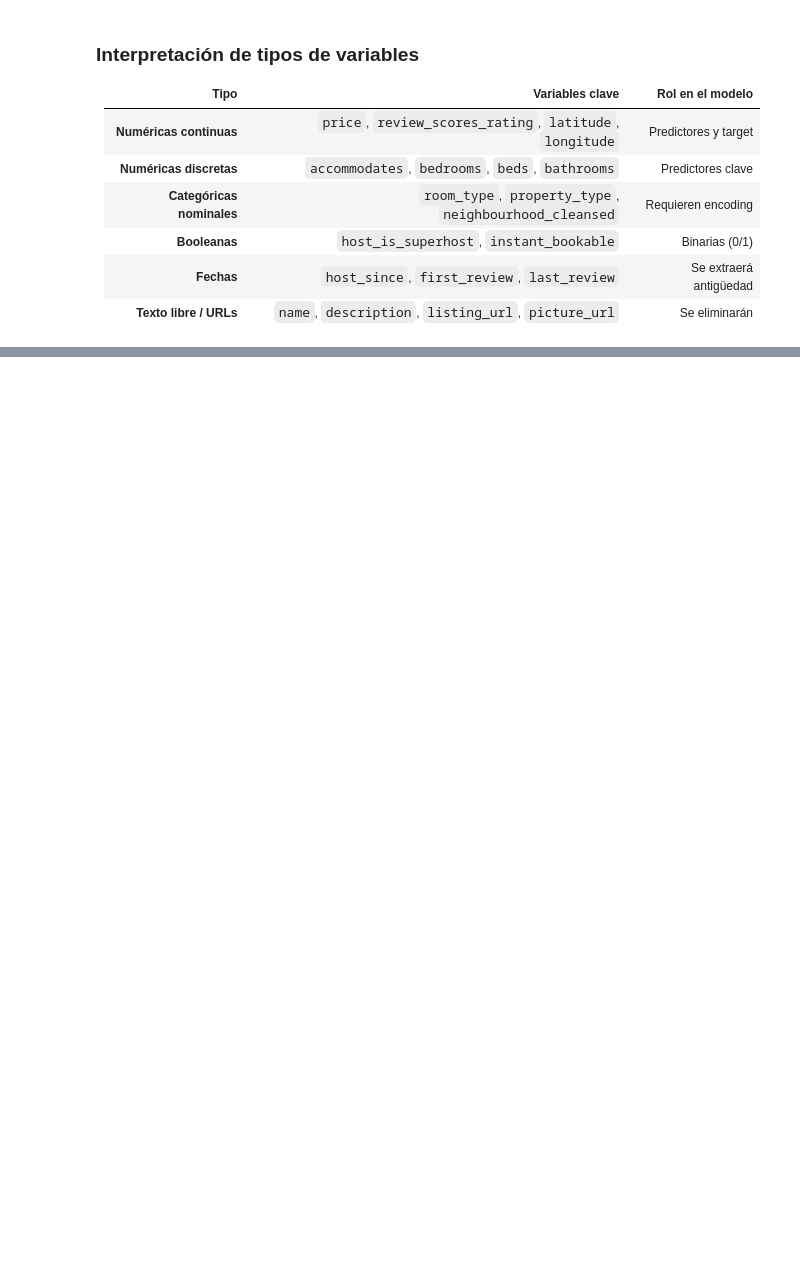
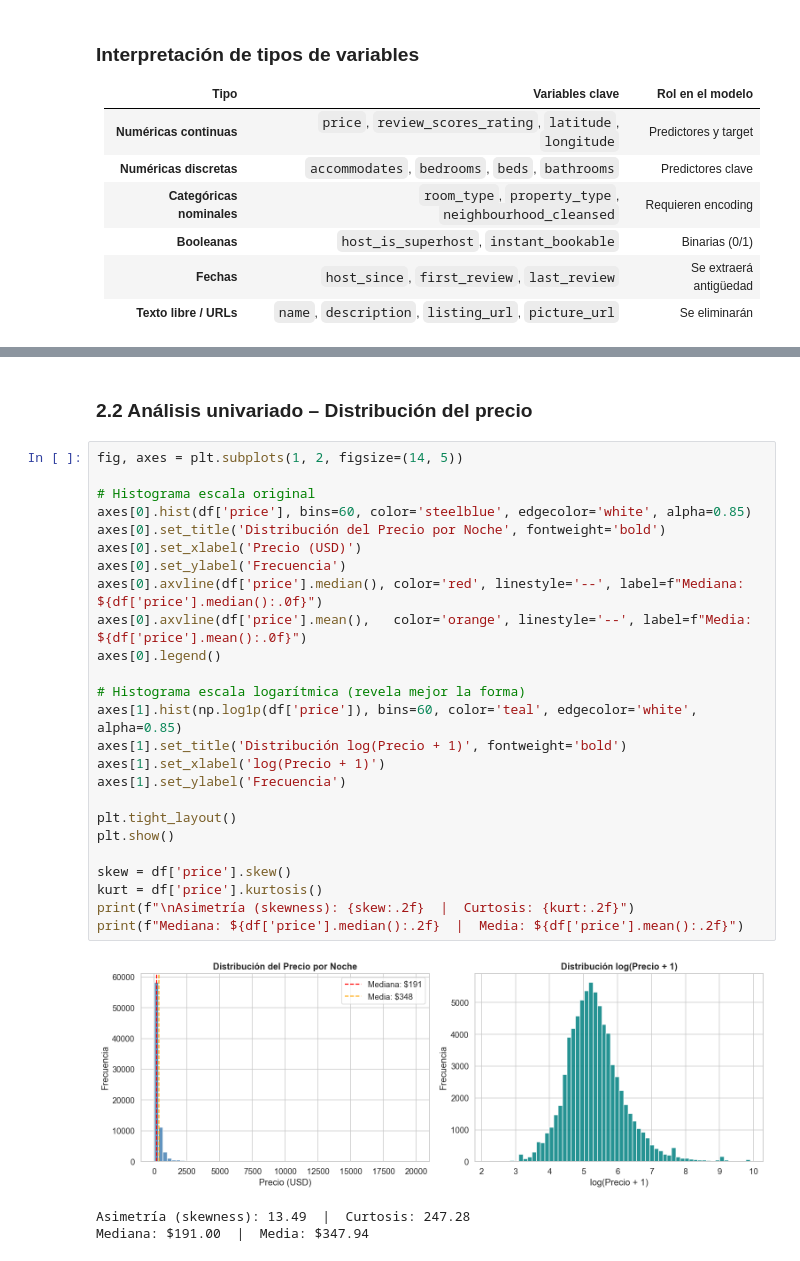
Before and after one commit to Branuvg/lab4_mineria, a Jupyter notebook: lab4.ipynb, the cells around one changed output, grey strips where cells are left out. Cells and saved outputs as stored; diff of their text form; blank space fills up the shorter version.

Commit message:
Análisis Exploratorio de Datos

```diff
--- a/lab4.ipynb
+++ b/lab4.ipynb
@@ -110,0 +145,31 @@ df_raw.describe(include='number').T.style.background_gradient(cmap='Blues', axis
+# %% [markdown]
+### 2.2 Análisis univariado – Distribución del precio
+# %%
+fig, axes = plt.subplots(1, 2, figsize=(14, 5))
+
+# Histograma escala original
+axes[0].hist(df['price'], bins=60, color='steelblue', edgecolor='white', alpha=0.85)
+axes[0].set_title('Distribución del Precio por Noche', fontweight='bold')
+axes[0].set_xlabel('Precio (USD)')
+axes[0].set_ylabel('Frecuencia')
+axes[0].axvline(df['price'].median(), color='red', linestyle='--', label=f"Mediana: ${df['price'].median():.0f}")
+axes[0].axvline(df['price'].mean(),   color='orange', linestyle='--', label=f"Media: ${df['price'].mean():.0f}")
+axes[0].legend()
+
+# Histograma escala logarítmica (revela mejor la forma)
+axes[1].hist(np.log1p(df['price']), bins=60, color='teal', edgecolor='white', alpha=0.85)
+axes[1].set_title('Distribución log(Precio + 1)', fontweight='bold')
+axes[1].set_xlabel('log(Precio + 1)')
+axes[1].set_ylabel('Frecuencia')
+
+plt.tight_layout()
+plt.show()
+
+skew = df['price'].skew()
+kurt = df['price'].kurtosis()
+print(f"\nAsimetría (skewness): {skew:.2f}  |  Curtosis: {kurt:.2f}")
+print(f"Mediana: ${df['price'].median():.2f}  |  Media: ${df['price'].mean():.2f}")
+# %% [output]
+[figure, added]
+Asimetría (skewness): 13.49  |  Curtosis: 247.28
+Mediana: $191.00  |  Media: $347.94
```
Also changed, not shown: parts of 16 cells of this notebook.
